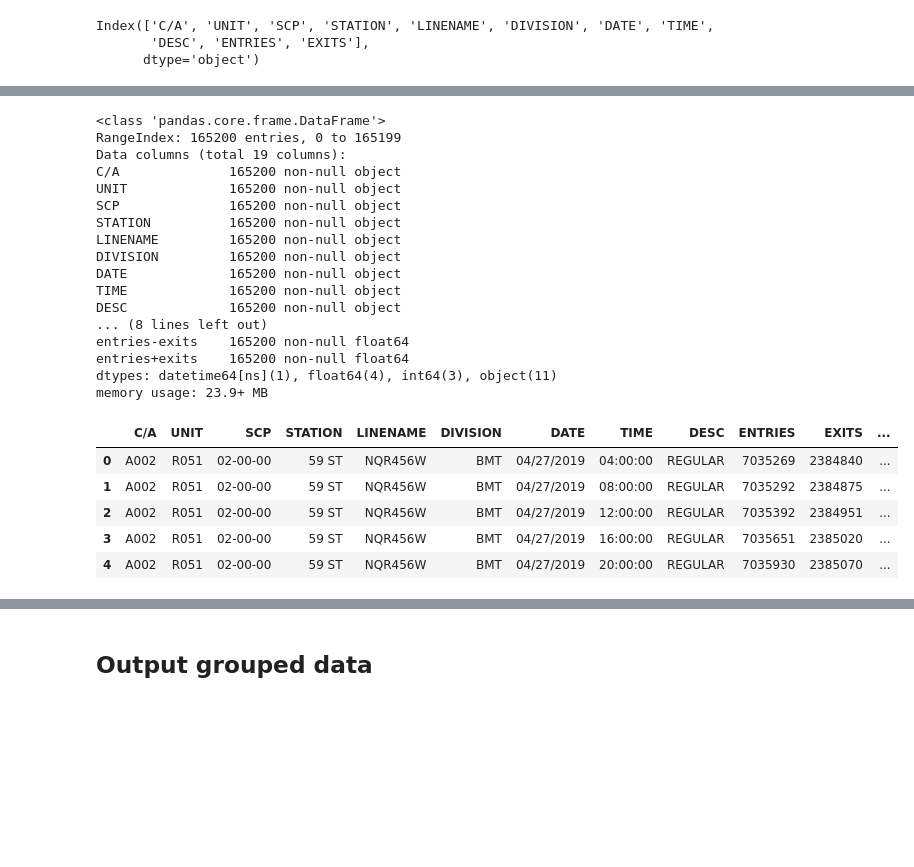
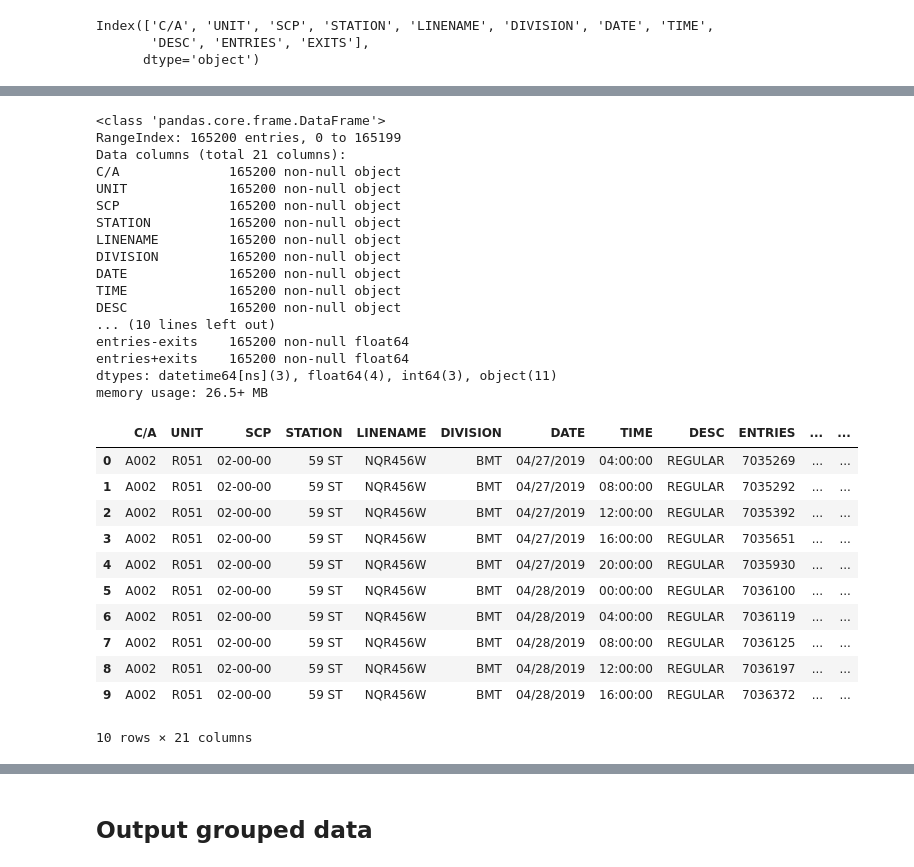
Before and after one commit to shreyak9/metis-project-1, a Jupyter notebook: project 1 cleaning.ipynb, the cells around one changed output, grey strips where cells are left out. Saved outputs shown, nothing was run; the diff lists cells and outputs as text; code cells hidden in the pictures; blank space fills up the shorter version.

```diff
--- a/project 1 cleaning.ipynb
+++ b/project 1 cleaning.ipynb
@@ -37,6 +37,16 @@ mta190504["time_hour"] = pd.to_numeric(mta190504["TIME"].str[0:2])
 # formatted date variable "DDATE"
 mta190504['DDATE']=[datetime.datetime.strptime(x, '%m/%d/%Y') for x in mta190504['DATE']]
 # formatted time variable "DTIME"
-mta190504['DTIME']=[format(datetime.datetime.strptime(x, '%H:%M:%S'),"%H:%M:%S") for x in mta190504['TIME']]
+#mta190504['DTIME']=[format(datetime.datetime.strptime(x, '%H:%M:%S'),"%H:%M:%S") for x in mta190504['TIME']]
+mta190504['DTIME']=[datetime.datetime.strptime(x, '%H:%M:%S') for x in mta190504['TIME']]
+#mta190504['DTIME2'] = mta190504['DTIME'] - datetime.timedelta(seconds=1)
+mta190504['DDATETIME'] = pd.to_datetime(mta190504['DATE']+" "+mta190504['TIME'])
+mta190504['DDATETIME2'] = mta190504['DDATETIME'] - datetime.timedelta(seconds=1)
+#mta190504['DTIME3'] = datetime.datetime.combine(mta190504['DDATE'],mta190504['DTIME'])
+#mta190504['DTIME3'] = [datetime.datetime.combine(x,y) for x,y in [mta190504['DDATE'],mta190504['DTIME']]]
+mta190504['DTIME']=[format(x,"%H:%M:%S") for x in mta190504['DTIME']]
+
 # formatted day of the week variable "DDAY"
 mta190504['DDAY']=[calendar.day_name[datetime.datetime.weekday(x)] for x in mta190504['DDATE']]
+mta190504.head()
+#mta190504.info()
@@ -62,40 +79,46 @@ mta190504.describe()
 # %%
 #keep only rows with positive entries_diff, exits_diff, and ENTRIES
 mta190504= mta190504[mta190504.entries_diff > 0]
 mta190504 = mta190504[mta190504.exits_diff > 0]
 mta190504 = mta190504[mta190504.ENTRIES > 0]
 # dropping turnstile 00-04-00 at 23rd st due to data anomaly
 mta190504 = mta190504[(mta190504["STATION"] != "TWENTY THIRD ST") & (mta190504["SCP"] != "00-04-00")]
 # exclude high entries and exits that are likely a result of a terminal reset
 mta190504 = mta190504[mta190504.entries_diff < 10**7]
 mta190504 = mta190504[mta190504.exits_diff < 10**7].reset_index().drop(["index"],axis=1)
 
 mta190504.info()
-mta190504.head(5)
+mta190504.head(10)
 # %% [output]
 <class 'pandas.core.frame.DataFrame'>
 RangeIndex: 165200 entries, 0 to 165199
-Data columns (total 19 columns):
+Data columns (total 21 columns):
 C/A              165200 non-null object
 UNIT             165200 non-null object
 SCP              165200 non-null object
 STATION          165200 non-null object
 LINENAME         165200 non-null object
 DIVISION         165200 non-null object
 DATE             165200 non-null object
 TIME             165200 non-null object
 DESC             165200 non-null object
-... (8 lines left out)
+... (10 lines left out)
 entries-exits    165200 non-null float64
 entries+exits    165200 non-null float64
-dtypes: datetime64[ns](1), float64(4), int64(3), object(11)
-memory usage: 23.9+ MB
+dtypes: datetime64[ns](3), float64(4), int64(3), object(11)
+memory usage: 26.5+ MB
-|  | C/A | UNIT | SCP | STATION | LINENAME | DIVISION | DATE | TIME | DESC | ENTRIES | EXITS | ... |
-| 0 | A002 | R051 | 02-00-00 | 59 ST | NQR456W | BMT | 04/27/2019 | 04:00:00 | REGULAR | 7035269 | 2384840 | ... |
-| 1 | A002 | R051 | 02-00-00 | 59 ST | NQR456W | BMT | 04/27/2019 | 08:00:00 | REGULAR | 7035292 | 2384875 | ... |
-| 2 | A002 | R051 | 02-00-00 | 59 ST | NQR456W | BMT | 04/27/2019 | 12:00:00 | REGULAR | 7035392 | 2384951 | ... |
-| 3 | A002 | R051 | 02-00-00 | 59 ST | NQR456W | BMT | 04/27/2019 | 16:00:00 | REGULAR | 7035651 | 2385020 | ... |
-| 4 | A002 | R051 | 02-00-00 | 59 ST | NQR456W | BMT | 04/27/2019 | 20:00:00 | REGULAR | 7035930 | 2385070 | ... |
+|  | C/A | UNIT | SCP | STATION | LINENAME | DIVISION | DATE | TIME | DESC | ENTRIES | ... | ... |
+| 0 | A002 | R051 | 02-00-00 | 59 ST | NQR456W | BMT | 04/27/2019 | 04:00:00 | REGULAR | 7035269 | ... | ... |
+| 1 | A002 | R051 | 02-00-00 | 59 ST | NQR456W | BMT | 04/27/2019 | 08:00:00 | REGULAR | 7035292 | ... | ... |
+| 2 | A002 | R051 | 02-00-00 | 59 ST | NQR456W | BMT | 04/27/2019 | 12:00:00 | REGULAR | 7035392 | ... | ... |
+| 3 | A002 | R051 | 02-00-00 | 59 ST | NQR456W | BMT | 04/27/2019 | 16:00:00 | REGULAR | 7035651 | ... | ... |
+| 4 | A002 | R051 | 02-00-00 | 59 ST | NQR456W | BMT | 04/27/2019 | 20:00:00 | REGULAR | 7035930 | ... | ... |
+| 5 | A002 | R051 | 02-00-00 | 59 ST | NQR456W | BMT | 04/28/2019 | 00:00:00 | REGULAR | 7036100 | ... | ... |
+| 6 | A002 | R051 | 02-00-00 | 59 ST | NQR456W | BMT | 04/28/2019 | 04:00:00 | REGULAR | 7036119 | ... | ... |
+| 7 | A002 | R051 | 02-00-00 | 59 ST | NQR456W | BMT | 04/28/2019 | 08:00:00 | REGULAR | 7036125 | ... | ... |
+| 8 | A002 | R051 | 02-00-00 | 59 ST | NQR456W | BMT | 04/28/2019 | 12:00:00 | REGULAR | 7036197 | ... | ... |
+| 9 | A002 | R051 | 02-00-00 | 59 ST | NQR456W | BMT | 04/28/2019 | 16:00:00 | REGULAR | 7036372 | ... | ... |
+10 rows × 21 columns
 # %%
 # Checks
 # No negative values in entries_diff or exits_diff
```
Also changed, not shown: parts of 7 cells of this notebook.
